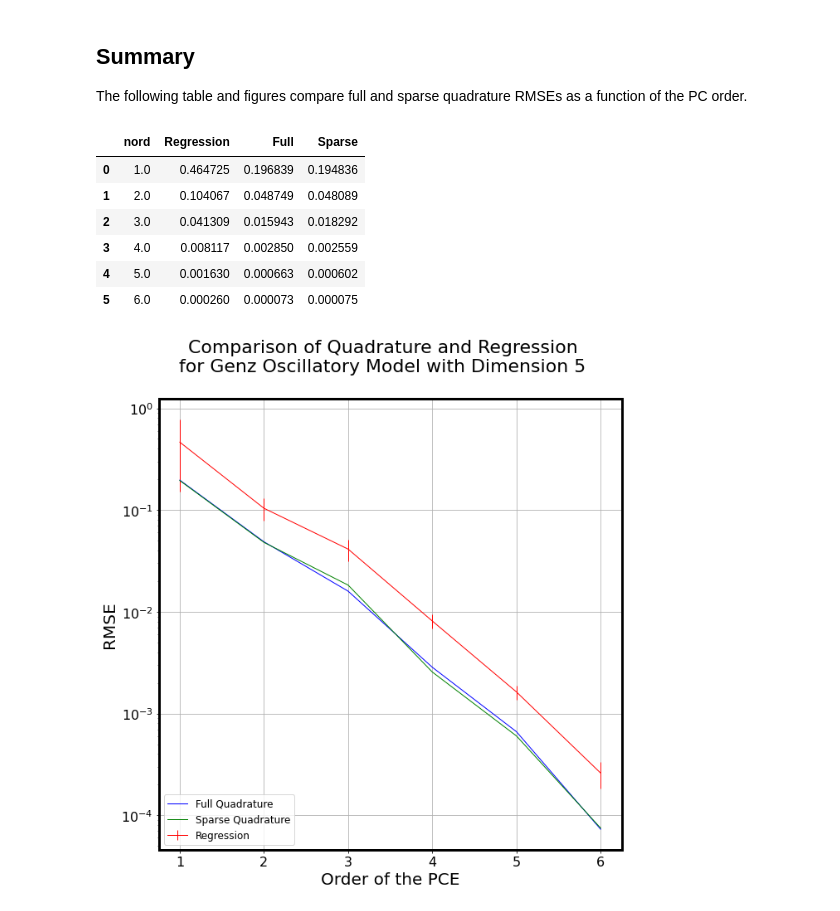
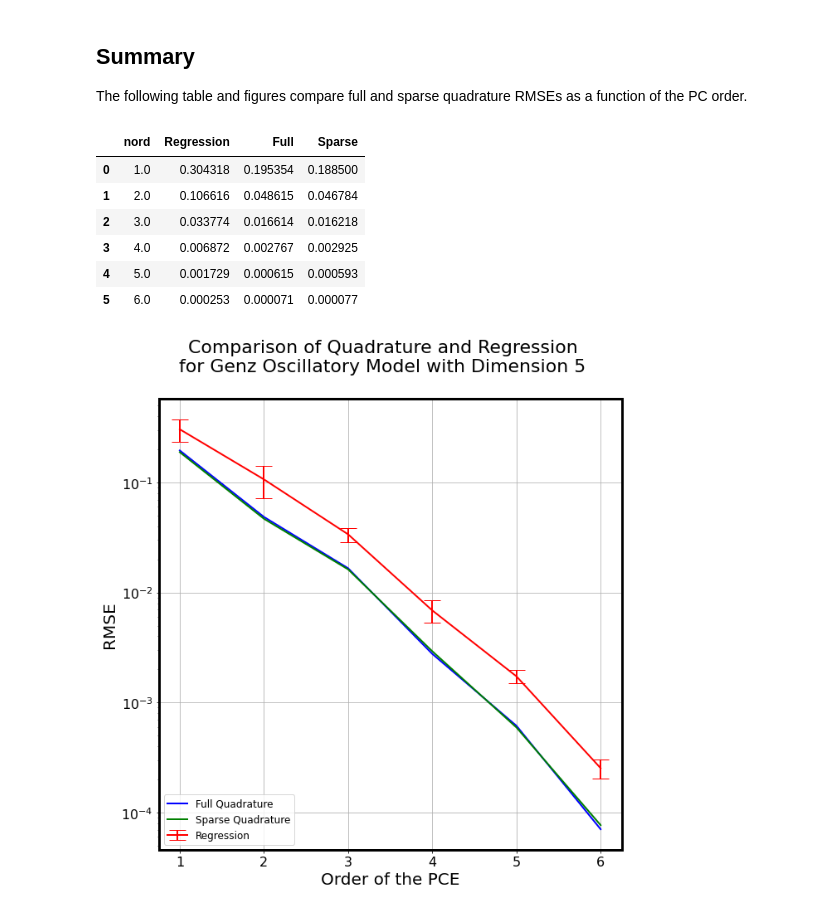
Before and after one commit to sandialabs/UQTk, a Jupyter notebook: examples/surrogate_genz/reg_gal_order.ipynb, the cells around one changed output. Saved outputs shown, nothing was run; the diff lists cells and outputs as text; code cells hidden in the pictures.

```diff
--- a/examples/surrogate_genz/reg_gal_order.ipynb
+++ b/examples/surrogate_genz/reg_gal_order.ipynb
@@ -29,8 +30,7 @@ model= 'genz_osc'   # Choices are 'genz_osc', 'genz_exp', 'genz_cont','genz_gaus
 First, we define the random number generator and the range of orders that we will be calculating over.
 # %%
 tot_ord=range(1, 1+max_nord)
-np.random.seed(42)
-rng = np.random.default_rng()
+rng = qmc.LatinHypercube(d=ndim, seed=42)
 # %% [markdown]
 ## Regression
 We loop through different PC orders, calculating the coefficients with regression and obtaining the RMSE for each. We use 110% of the number of basis terms for sample points.
@@ -48,7 +48,8 @@ for nord in tot_ord:
         npce=pc_model.GetNumberPCTerms()
         nTest=int(npce*1.1)
         #rand=np.random.normal(loc=0, scale=0.5, size=(nTest, ndim))
-        rand=2*rng.random((int(nTest*1.1), ndim))-1
+        #rand=2*rng.random((int(nTest*1.1), ndim))-1
+        rand=2*rng.random(n=int(nTest*1.2))-1
         f_evals=func(rand, model, np.ones(ndim+1))
 
         # Coefficients
@@ -56,7 +57,8 @@ for nord in tot_ord:
 
         # Testing points
         #germ_samples=np.random.normal(0,1, (nSam,ndim))
-        germ_samples=2*rng.random((nSam, ndim))-1
+        #germ_samples=2*rng.random((nSam, ndim))-1
+        germ_samples=2*rng.random(n=nSam)-1
         pce_evals=pce_tools.UQTkEvaluatePCE(pc_model,c_k,germ_samples)
         f_actual=func(germ_samples,model,np.ones(ndim+1))
 
@@ -89,7 +91,8 @@ for nord in tot_ord:
 
     # Testing Points
     #germ_samples2=np.random.normal(0,1, (nSam,ndim))
-    germ_samples2=2*rng.random((nSam, ndim))-1
+    #germ_samples2=2*rng.random((nSam, ndim))-1
+    germ_samples2=2*rng.random(n=nSam)-1
     pce_evals2=pce_tools.UQTkEvaluatePCE(pc_model2,c_k2,germ_samples2)
     f_actual2=func(germ_samples2,model,np.ones(ndim+1))
 
@@ -120,7 +123,8 @@ for nord in tot_ord:
 
     # Testing Points
     #germ_samples3=np.random.normal(0,1, (nSam,ndim))
-    germ_samples3=2*rng.random((nSam, ndim))-1
+    #germ_samples3=2*rng.random((nSam, ndim))-1
+    germ_samples3=2*rng.random(n=nSam)-1
     pce_evals3=pce_tools.UQTkEvaluatePCE(pc_model3,c_k3,germ_samples3)
     f_actual3=func(germ_samples3,model,np.ones(ndim+1))
 
@@ -135,48 +139,48 @@ The following table and figures compare full and sparse quadrature RMSEs as a fu
 pd.DataFrame(data=np.transpose([tot_ord, errors1, errors2, errors3]), columns=["nord", "Regression", "Full", "Sparse"])
 # %% [output]
 |  | nord | Regression | Full | Sparse |
-| 0 | 1.0 | 0.464725 | 0.196839 | 0.194836 |
-| 1 | 2.0 | 0.104067 | 0.048749 | 0.048089 |
-| 2 | 3.0 | 0.041309 | 0.015943 | 0.018292 |
-| 3 | 4.0 | 0.008117 | 0.002850 | 0.002559 |
-| 4 | 5.0 | 0.001630 | 0.000663 | 0.000602 |
-| 5 | 6.0 | 0.000260 | 0.000073 | 0.000075 |
+| 0 | 1.0 | 0.304318 | 0.195354 | 0.188500 |
+| 1 | 2.0 | 0.106616 | 0.048615 | 0.046784 |
+| 2 | 3.0 | 0.033774 | 0.016614 | 0.016218 |
+| 3 | 4.0 | 0.006872 | 0.002767 | 0.002925 |
+| 4 | 5.0 | 0.001729 | 0.000615 | 0.000593 |
+| 5 | 6.0 | 0.000253 | 0.000071 | 0.000077 |
 # %%
 #Create figure
 fig, ax = plt.subplots(figsize=(10,10))
 #Plot Quadrature Data
-plt.errorbar(tot_ord, errors1, color='r', yerr=std, xerr=None, label='Regression')
-plt.plot(tot_ord, errors2, color='b', label='Full Quadrature')
-plt.plot(tot_ord, errors3, color='g', label='Sparse Quadrature')
+plt.errorbar(tot_ord, errors1, color='r', yerr=std, xerr=None, linewidth=2, markersize=8, capsize=10,label='Regression')
+plt.plot(tot_ord, errors2, color='b', linewidth=2, label='Full Quadrature')
+plt.plot(tot_ord, errors3, color='g', linewidth=2, label='Sparse Quadrature')
 #Label Axes
 plt.xlabel("Order of the PCE",fontsize=20)
 plt.ylabel("RMSE",fontsize=20)
 #Create legend
 plt.legend(loc='lower left')
 
 #Model titles to be displayed
 if model=="genz_osc":
     model_title="Genz Oscillatory"
 elif model=="genz_gaus":
     model_title="Genz Gaussian"
 elif model=="genz_ppeak":
     model_title="Genz Product-Peak"
 elif model=="genz_cpeak":
     model_title="Genz Corner-Peak"
 elif model=="genz_exp":
     model_title="Genz Exponential"
 else:
     model_title="Genz Continuous"
 
 #Add title
 fig.suptitle("Comparison of Quadrature and Regression\nfor %s Model with\
  Dimension %s"%(model_title, str(ndim)), fontsize=22)
 #Make y scale logarithmic
 plt.yscale('log')
 #Change size of tick labels
 plt.tick_params(axis='both', labelsize=16)
 
 #Show figure
 plt.show()
 # %% [output]
-[figure, old version]
+[figure, new version]
```
Also changed, not shown: parts of 1 cell of this notebook, 3 other files.
